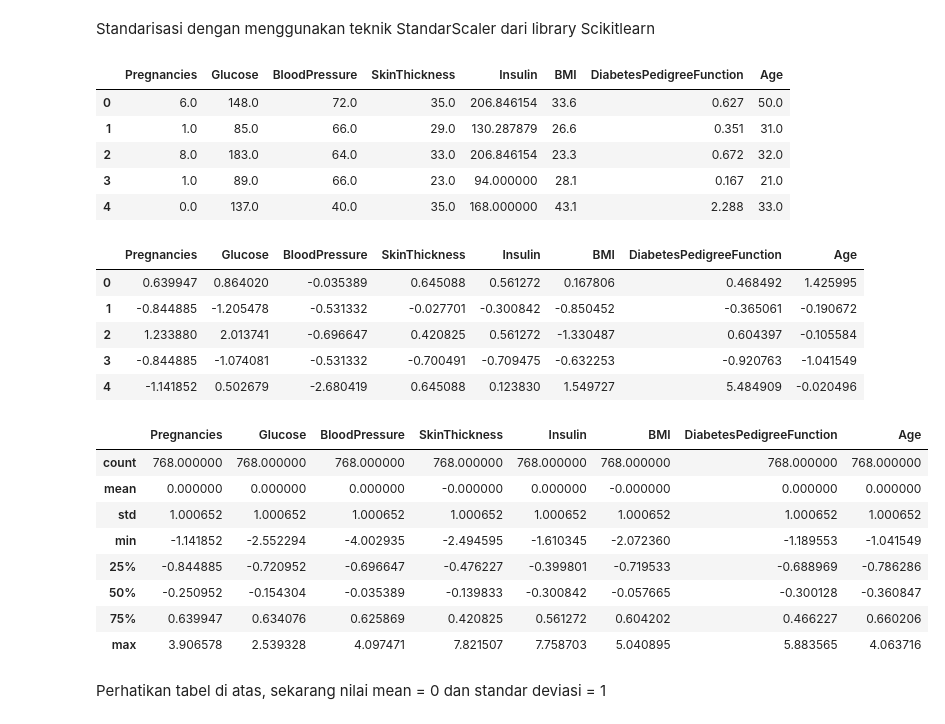
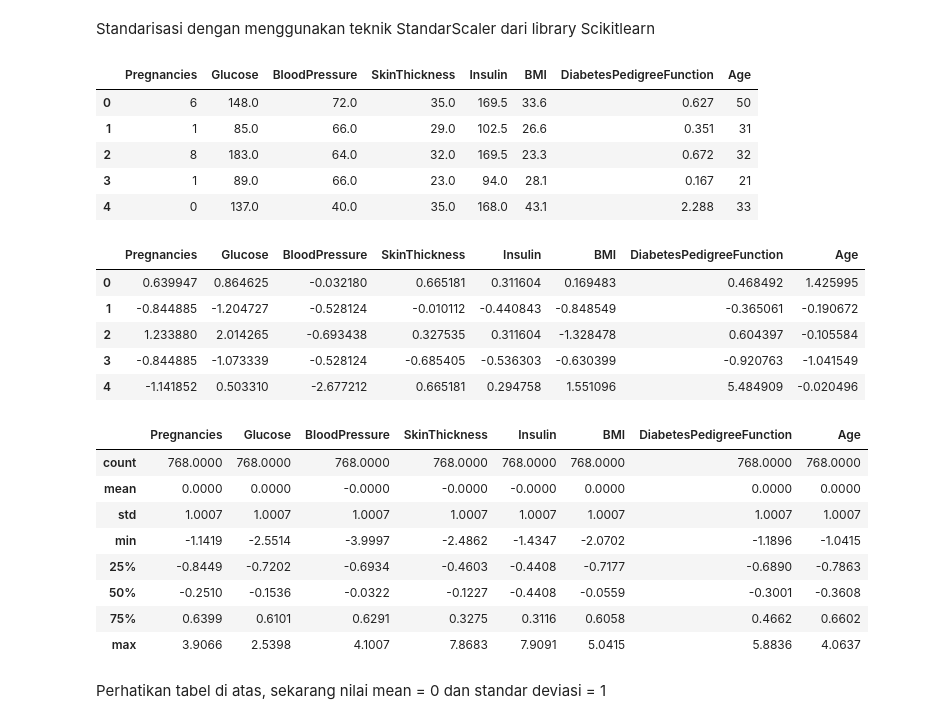
Before and after one commit to dan-dia/project-capstone-team-csd-134, a Jupyter notebook: model/Project_Capstone_134.ipynb, the cells around one changed output. Cells and saved outputs as stored; diff of their text form; code cells hidden in the pictures.

```diff
--- a/model/Project_Capstone_134.ipynb
+++ b/model/Project_Capstone_134.ipynb
@@ -113,10 +127,10 @@ cols = ["Glucose", "BloodPressure", "SkinThickness", "Insulin", "BMI"]
 for col in cols:
     diabetes[col].replace(0,np.NaN,inplace=True)
 # %%
-# Mengganti nilai NaN dengan nilai mean sesuai target Outcome
+# Mengganti nilai NaN dengan nilai median sesuai target Outcome
 for col in diabetes.columns:
-    diabetes.loc[(diabetes["Outcome"]==0) & (diabetes[col].isnull()),col] = diabetes[diabetes["Outcome"]==0][col].mean()
-    diabetes.loc[(diabetes["Outcome"]==1) & (diabetes[col].isnull()),col] = diabetes[diabetes["Outcome"]==1][col].mean()
+    diabetes.loc[(diabetes["Outcome"]==0) & (diabetes[col].isnull()),col] = diabetes[diabetes["Outcome"]==0][col].median()
+    diabetes.loc[(diabetes["Outcome"]==1) & (diabetes[col].isnull()),col] = diabetes[diabetes["Outcome"]==1][col].median()
 # %%
 # Mengecek kembali missing value
 glucose = (diabetes.Glucose == 0).sum()
@@ -162,11 +185,11 @@ indexs = X.index
 X.head()
 # %% [output]
 |  | Pregnancies | Glucose | BloodPressure | SkinThickness | Insulin | BMI | DiabetesPedigreeFunction | Age |
-| 0 | 6.0 | 148.0 | 72.0 | 35.0 | 206.846154 | 33.6 | 0.627 | 50.0 |
-| 1 | 1.0 | 85.0 | 66.0 | 29.0 | 130.287879 | 26.6 | 0.351 | 31.0 |
-| 2 | 8.0 | 183.0 | 64.0 | 33.0 | 206.846154 | 23.3 | 0.672 | 32.0 |
-| 3 | 1.0 | 89.0 | 66.0 | 23.0 | 94.000000 | 28.1 | 0.167 | 21.0 |
-| 4 | 0.0 | 137.0 | 40.0 | 35.0 | 168.000000 | 43.1 | 2.288 | 33.0 |
+| 0 | 6 | 148.0 | 72.0 | 35.0 | 169.5 | 33.6 | 0.627 | 50 |
+| 1 | 1 | 85.0 | 66.0 | 29.0 | 102.5 | 26.6 | 0.351 | 31 |
+| 2 | 8 | 183.0 | 64.0 | 32.0 | 169.5 | 23.3 | 0.672 | 32 |
+| 3 | 1 | 89.0 | 66.0 | 23.0 | 94.0 | 28.1 | 0.167 | 21 |
+| 4 | 0 | 137.0 | 40.0 | 35.0 | 168.0 | 43.1 | 2.288 | 33 |
 # %%
 scaler = StandardScaler()
 X = scaler.fit_transform(X)
@@ -174,23 +197,23 @@ X = pd.DataFrame(X, columns=columns, index=indexs)
 X.head()
 # %% [output]
 |  | Pregnancies | Glucose | BloodPressure | SkinThickness | Insulin | BMI | DiabetesPedigreeFunction | Age |
-| 0 | 0.639947 | 0.864020 | -0.035389 | 0.645088 | 0.561272 | 0.167806 | 0.468492 | 1.425995 |
-| 1 | -0.844885 | -1.205478 | -0.531332 | -0.027701 | -0.300842 | -0.850452 | -0.365061 | -0.190672 |
-| 2 | 1.233880 | 2.013741 | -0.696647 | 0.420825 | 0.561272 | -1.330487 | 0.604397 | -0.105584 |
-| 3 | -0.844885 | -1.074081 | -0.531332 | -0.700491 | -0.709475 | -0.632253 | -0.920763 | -1.041549 |
-| 4 | -1.141852 | 0.502679 | -2.680419 | 0.645088 | 0.123830 | 1.549727 | 5.484909 | -0.020496 |
+| 0 | 0.639947 | 0.864625 | -0.032180 | 0.665181 | 0.311604 | 0.169483 | 0.468492 | 1.425995 |
+| 1 | -0.844885 | -1.204727 | -0.528124 | -0.010112 | -0.440843 | -0.848549 | -0.365061 | -0.190672 |
+| 2 | 1.233880 | 2.014265 | -0.693438 | 0.327535 | 0.311604 | -1.328478 | 0.604397 | -0.105584 |
+| 3 | -0.844885 | -1.073339 | -0.528124 | -0.685405 | -0.536303 | -0.630399 | -0.920763 | -1.041549 |
+| 4 | -1.141852 | 0.503310 | -2.677212 | 0.665181 | 0.294758 | 1.551096 | 5.484909 | -0.020496 |
 # %%
-X.describe().round(9)
+X.describe().round(4)
 # %% [output]
 |  | Pregnancies | Glucose | BloodPressure | SkinThickness | Insulin | BMI | DiabetesPedigreeFunction | Age |
-| count | 768.000000 | 768.000000 | 768.000000 | 768.000000 | 768.000000 | 768.000000 | 768.000000 | 768.000000 |
-| mean | 0.000000 | 0.000000 | 0.000000 | -0.000000 | 0.000000 | -0.000000 | 0.000000 | 0.000000 |
-| std | 1.000652 | 1.000652 | 1.000652 | 1.000652 | 1.000652 | 1.000652 | 1.000652 | 1.000652 |
-| min | -1.141852 | -2.552294 | -4.002935 | -2.494595 | -1.610345 | -2.072360 | -1.189553 | -1.041549 |
-| 25% | -0.844885 | -0.720952 | -0.696647 | -0.476227 | -0.399801 | -0.719533 | -0.688969 | -0.786286 |
-| 50% | -0.250952 | -0.154304 | -0.035389 | -0.139833 | -0.300842 | -0.057665 | -0.300128 | -0.360847 |
-| 75% | 0.639947 | 0.634076 | 0.625869 | 0.420825 | 0.561272 | 0.604202 | 0.466227 | 0.660206 |
-| max | 3.906578 | 2.539328 | 4.097471 | 7.821507 | 7.758703 | 5.040895 | 5.883565 | 4.063716 |
+| count | 768.0000 | 768.0000 | 768.0000 | 768.0000 | 768.0000 | 768.0000 | 768.0000 | 768.0000 |
+| mean | 0.0000 | 0.0000 | -0.0000 | -0.0000 | -0.0000 | 0.0000 | 0.0000 | 0.0000 |
+| std | 1.0007 | 1.0007 | 1.0007 | 1.0007 | 1.0007 | 1.0007 | 1.0007 | 1.0007 |
+| min | -1.1419 | -2.5514 | -3.9997 | -2.4862 | -1.4347 | -2.0702 | -1.1896 | -1.0415 |
+| 25% | -0.8449 | -0.7202 | -0.6934 | -0.4603 | -0.4408 | -0.7177 | -0.6890 | -0.7863 |
+| 50% | -0.2510 | -0.1536 | -0.0322 | -0.1227 | -0.4408 | -0.0559 | -0.3001 | -0.3608 |
+| 75% | 0.6399 | 0.6101 | 0.6291 | 0.3275 | 0.3116 | 0.6058 | 0.4662 | 0.6602 |
+| max | 3.9066 | 2.5398 | 4.1007 | 7.8683 | 7.9091 | 5.0415 | 5.8836 | 4.0637 |
 # %% [markdown]
 Perhatikan tabel di atas, sekarang nilai mean = 0 dan standar deviasi = 1
 # %%
```
Also changed, not shown: parts of 15 cells of this notebook, 1 other file.
